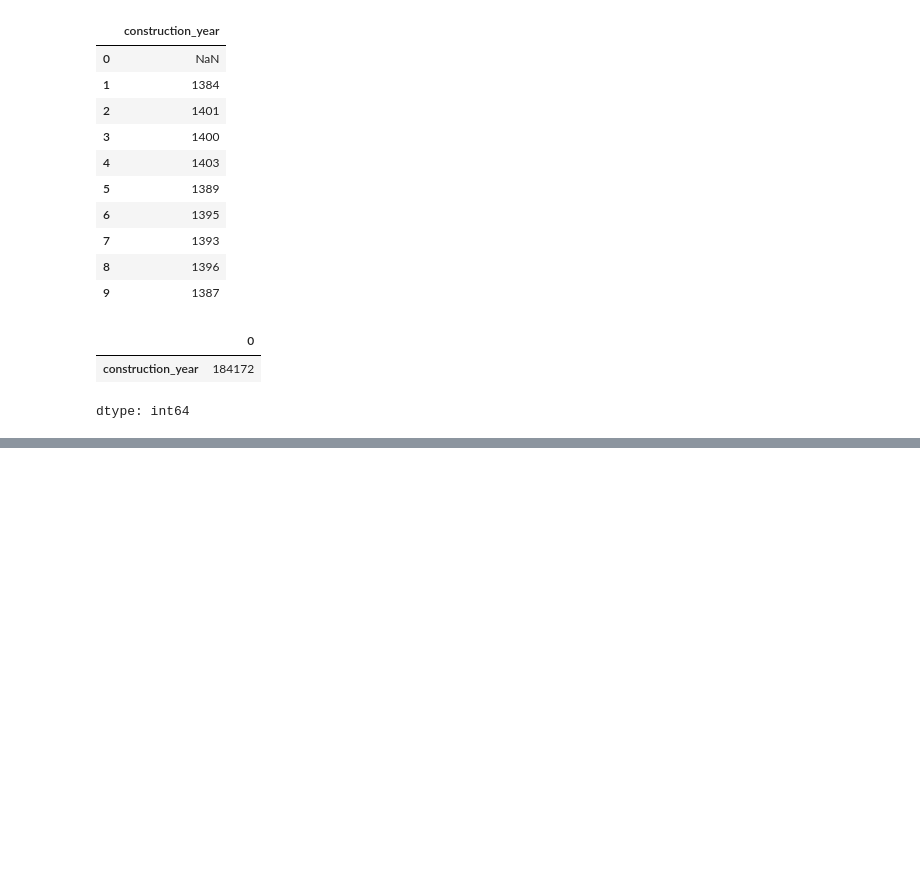
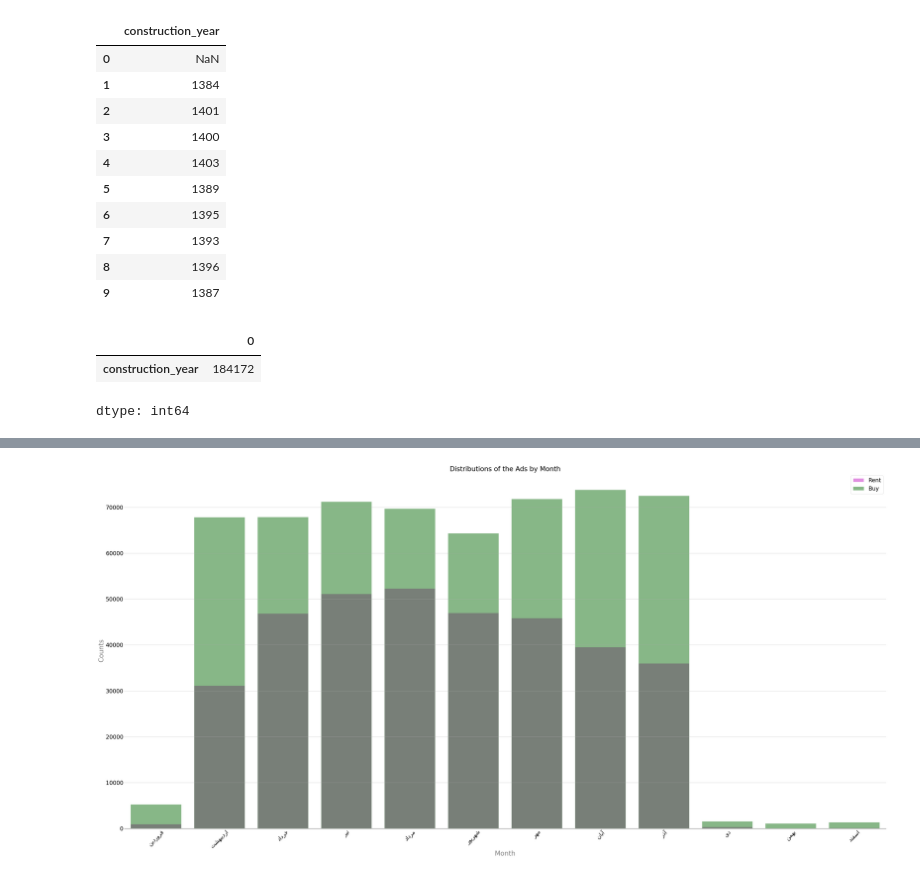
Before and after one commit to aminrafi394/quera-AI-first-project, a Jupyter notebook: Section2&3.ipynb, the cells around one changed output, grey strips where cells are left out. Saved outputs shown, nothing was run; the diff lists cells and outputs as text; code cells hidden in the pictures; blank space fills up the shorter version.

```diff
--- a/Section2&3.ipynb
+++ b/Section2&3.ipynb
@@ -100,0 +114,8 @@ sns.histplot(target_frame["construction_year"],ax=axis,color="fuchsia", edgecolo
+# %%
+labels = (data_frame["rent_value"]).isna()
+rent_frame = data_frame[~labels]
+
+labels = (data_frame["price_value"]).isna()
+buy_frame = data_frame[~labels]
+
+rent_frame
@@ -100,0 +192,5 @@ sns.histplot(target_frame["construction_year"],ax=axis,color="fuchsia", edgecolo
+# %%
+rent_frame = rent_frame.groupby("month").size().to_frame(name="count")
+buy_frame = buy_frame.groupby("month").size().to_frame(name="count")
+
+rent_frame
@@ -100,0 +212,73 @@ sns.histplot(target_frame["construction_year"],ax=axis,color="fuchsia", edgecolo
+# %%
+# start plotting.
+
+import arabic_reshaper
+from bidi.algorithm import get_display
+import matplotlib.pyplot as plt
+import seaborn as sns
+
+
+def fix_fa(text: str) -> str:
+    return get_display(arabic_reshaper.reshape(str(text)))
+
+
+month_order = [
+    "فروردین",
+    "اردیبهشت",
+    "خرداد",
+    "تیر",
+    "مرداد",
+    "شهریور",
+    "مهر",
+    "آبان",
+    "آذر",
+    "دی",
+    "بهمن",
+    "اسفند",
+]
+
+rent_aligned = rent_frame.reindex(month_order, fill_value=0)
+buy_aligned = buy_frame.reindex(month_order, fill_value=0)
+
+x_labels = [fix_fa(m) for m in month_order]
+
+figure, axis = plt.subplots(figsize=(40, 20))
+
+axis.spines["top"].set_visible(False)
+axis.spines["right"].set_visible(False)
+axis.spines["left"].set_visible(False)
+axis.set_title("Distributions of the Ads by Month", fontsize=24)
+axis.set_ylabel("Counts", fontsize=24, color="gray")
+axis.set_xlabel("Month", fontsize=24, color="gray")
+axis.tick_params(axis="y", length=0, labelsize=20)
+axis.tick_params(axis="x", length=0, rotation=45, labelsize=20)
+axis.grid(alpha=0.75)
+
+sns.barplot(
+    ax=axis,
+    x=x_labels,
+    y=rent_aligned["count"],
+    color="violet",
+    edgecolor="white",
+    linewidth=1.5,
+    alpha=1,
+    label="Rent",
+)
+
+sns.barplot(
+    ax=axis,
+    x=x_labels,
+    y=buy_aligned["count"],
+    color="green",
+    edgecolor="white",
+    linewidth=1.5,
+    alpha=0.5,
+    label="Buy",
+)
+
+axis.legend(fontsize=20)
+
+plt.tight_layout()
+plt.show()
+# %% [output]
+[figure, added]
```
Also changed, not shown: parts of 6 cells of this notebook.
